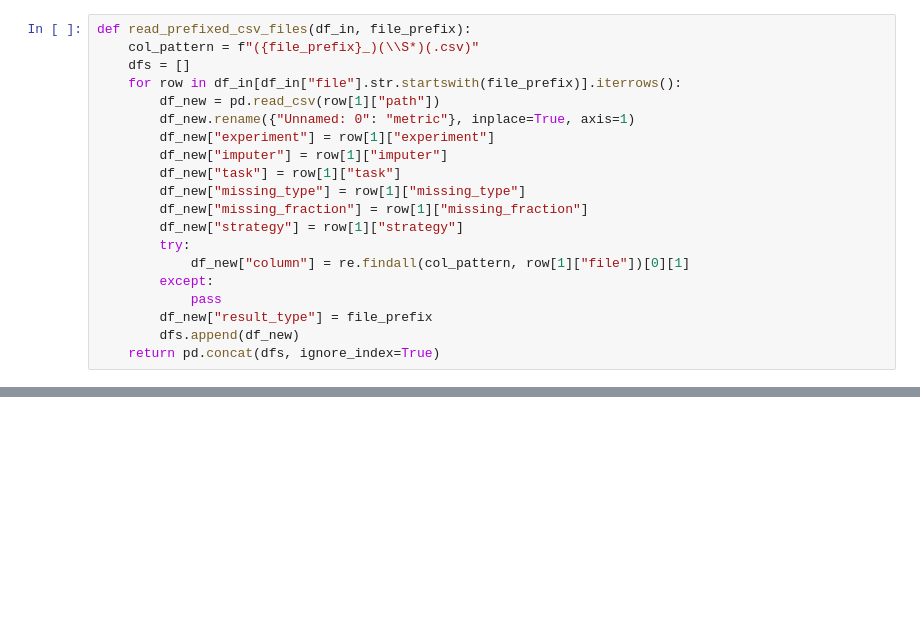
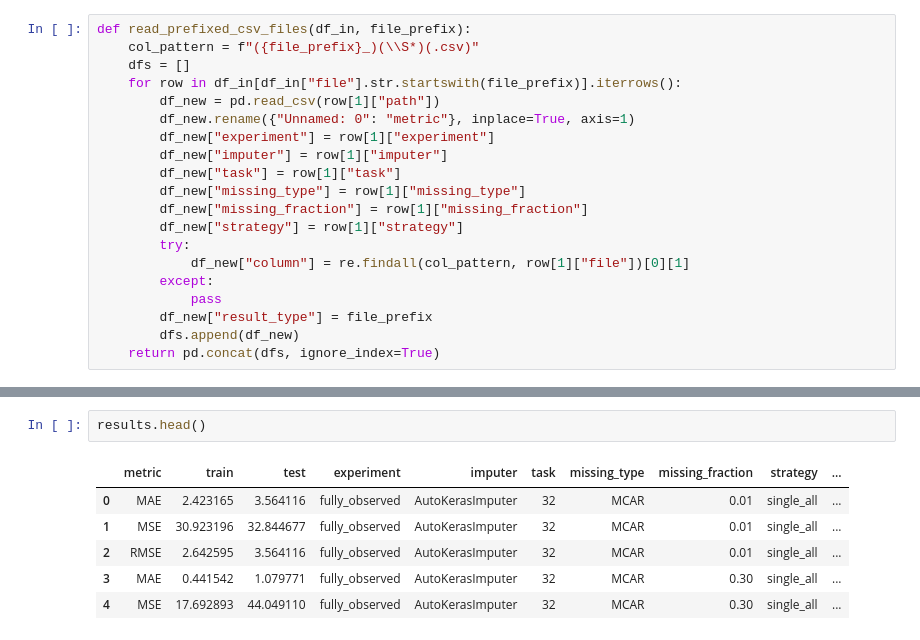
Before and after one commit to se-jaeger/data-imputation-paper, a Jupyter notebook: notebooks/read_results.ipynb, the cells around one changed output, grey strips where cells are left out. Cells and saved outputs as stored; diff of their text form; blank space fills up the shorter version.

```diff
--- a/notebooks/read_results.ipynb
+++ b/notebooks/read_results.ipynb
@@ -93,0 +109,9 @@ read_csv_files(read_experiment(experiment_path))
+# %%
+results.head()
+# %% [output]
+|  | metric | train | test | experiment | imputer | task | missing_type | missing_fraction | strategy | ... |
+| 0 | MAE | 2.423165 | 3.564116 | fully_observed | AutoKerasImputer | 32 | MCAR | 0.01 | single_all | ... |
+| 1 | MSE | 30.923196 | 32.844677 | fully_observed | AutoKerasImputer | 32 | MCAR | 0.01 | single_all | ... |
+| 2 | RMSE | 2.642595 | 3.564116 | fully_observed | AutoKerasImputer | 32 | MCAR | 0.01 | single_all | ... |
+| 3 | MAE | 0.441542 | 1.079771 | fully_observed | AutoKerasImputer | 32 | MCAR | 0.30 | single_all | ... |
+| 4 | MSE | 17.692893 | 44.049110 | fully_observed | AutoKerasImputer | 32 | MCAR | 0.30 | single_all | ... |
```
Also changed, not shown: parts of 6 cells of this notebook.
